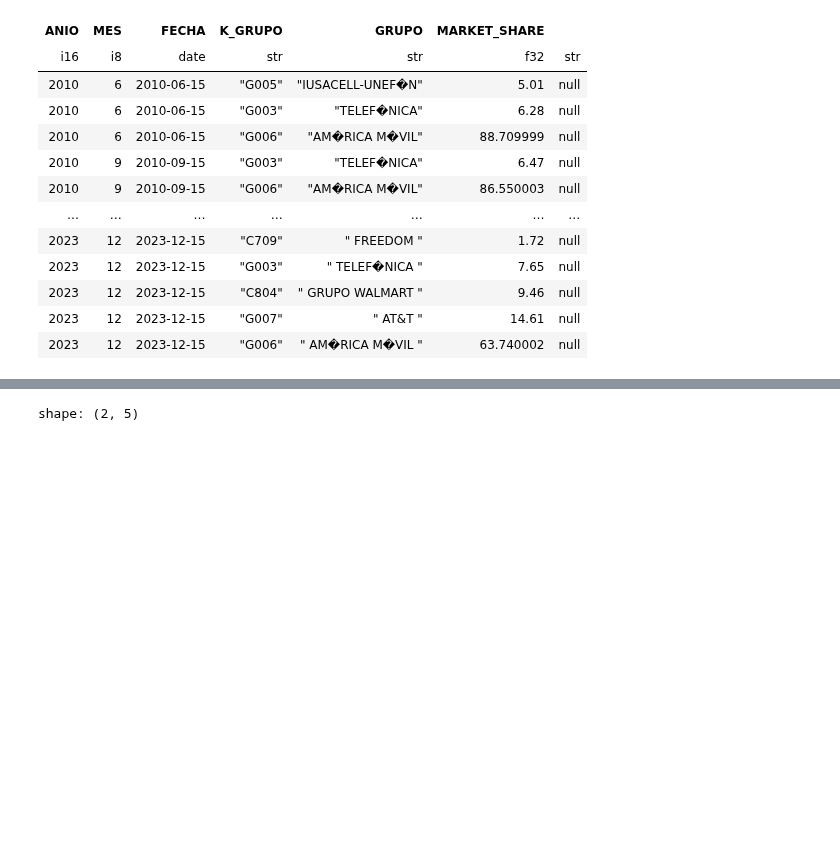
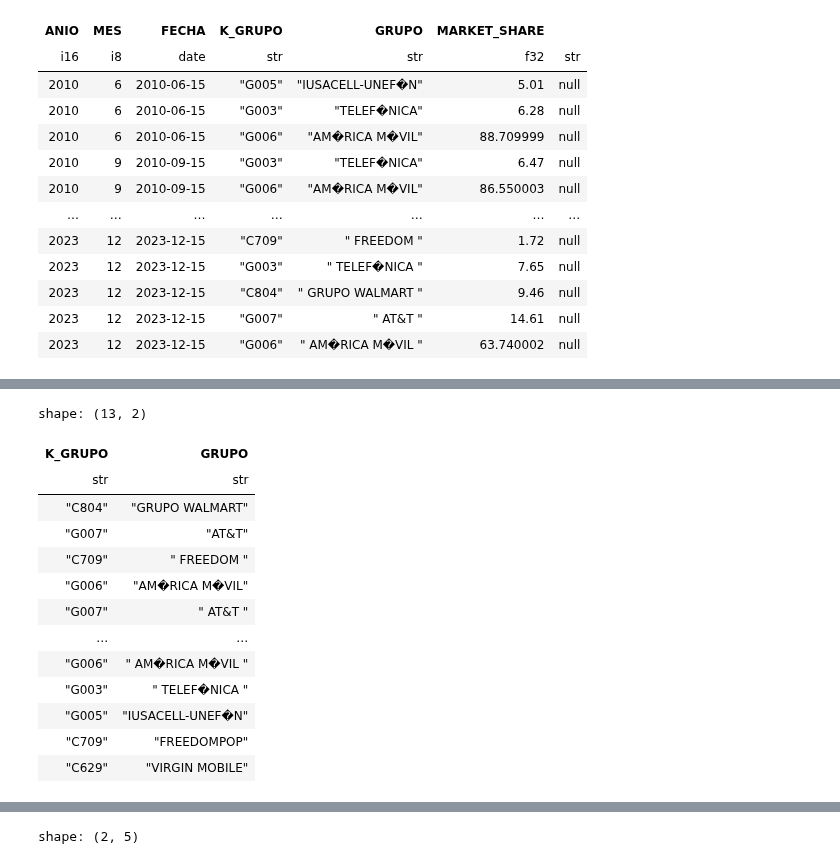
Before and after one commit to Gjloz009/data-engineering-and-mlops-project, a Jupyter notebook: jupyter_files/EDA.ipynb, the cells around one changed output, grey strips where cells are left out. Cells and saved outputs as stored; diff of their text form; code cells hidden in the pictures; blank space fills up the shorter version.

```diff
--- a/jupyter_files/Untitled.ipynb
+++ b/jupyter_files/EDA.ipynb
@@ -166,2 +176,19 @@ shape: (2_408, 7)
 # %%
-sample_market_share = market_share.select('FECHA','K_GRUPO','MARKET_SHARE')
+#tomamos el nombre de los grupos de market_share
+grupos_market_share_filtered = market_share.filter(pl.col('MARKET_SHARE')>=1.0).select('K_GRUPO','GRUPO').unique()
+grupos_market_share_filtered
+# %% [output]
+shape: (13, 2)
+| K_GRUPO | GRUPO |
+| str | str |
+| "C804" | "GRUPO WALMART" |
+| "G007" | "AT&T" |
+| "C709" | " FREEDOM " |
+| "G006" | "AM�RICA M�VIL" |
+| "G007" | " AT&T " |
+| … | … |
+| "G006" | " AM�RICA M�VIL " |
+| "G003" | " TELEF�NICA " |
+| "G005" | "IUSACELL-UNEF�N" |
+| "C709" | "FREEDOMPOP" |
+| "C629" | "VIRGIN MOBILE" |
```
Also changed, not shown: parts of 7 cells of this notebook.
